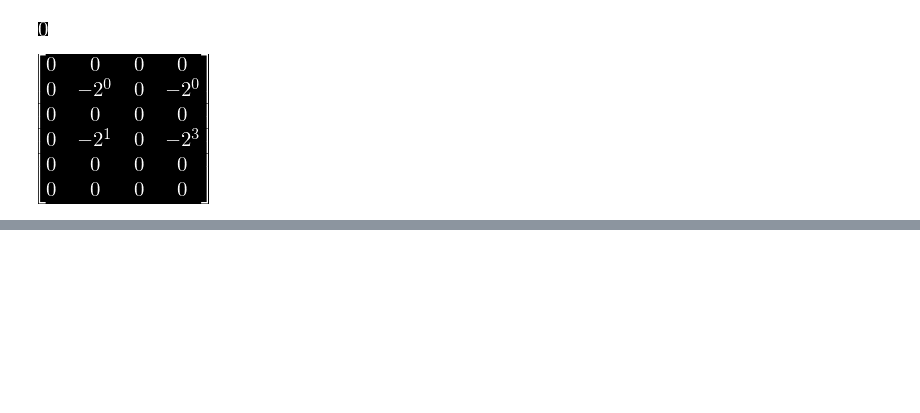
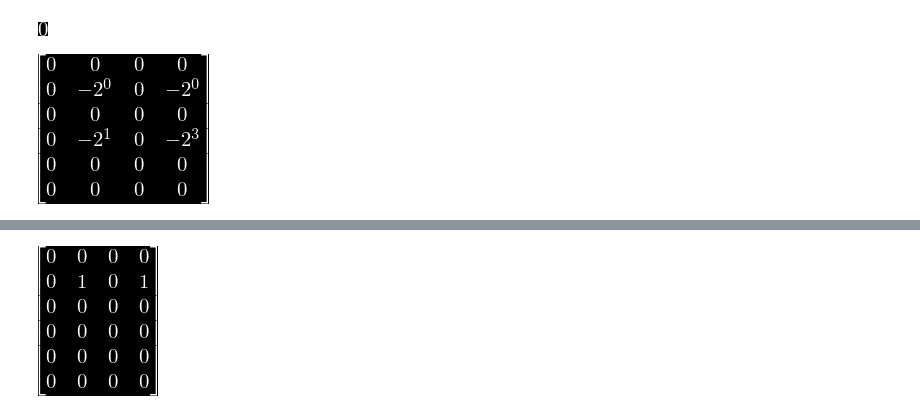
Before and after one commit to tarsioonofrio/fast-convolution-rtl, a Jupyter notebook: notebooks/blahut5.2toom-cook4x3.ipynb, the cells around one changed output, grey strips where cells are left out. Saved outputs shown, nothing was run; the diff lists cells and outputs as text; code cells hidden in the pictures; blank space fills up the shorter version.

```diff
--- a/notebooks/blahut5.2toom-cook4x3.ipynb
+++ b/notebooks/blahut5.2toom-cook4x3.ipynb
@@ -97,0 +105,5 @@ M(a_neg)
+# %%
+a_neg0 = np.where(np.array(a_mtx) == -1, 1, 0)
+M(a_neg0)
+# %% [output]
+[figure, added]
```
Also changed, not shown: parts of 11 cells of this notebook, 1 other file.
